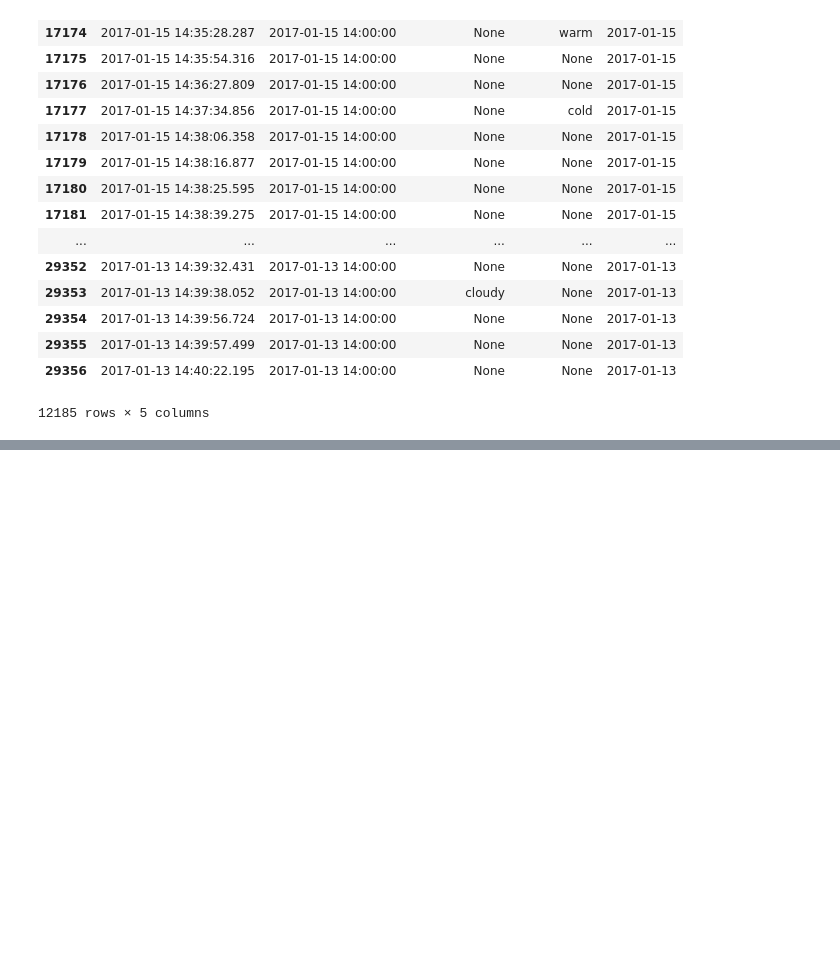
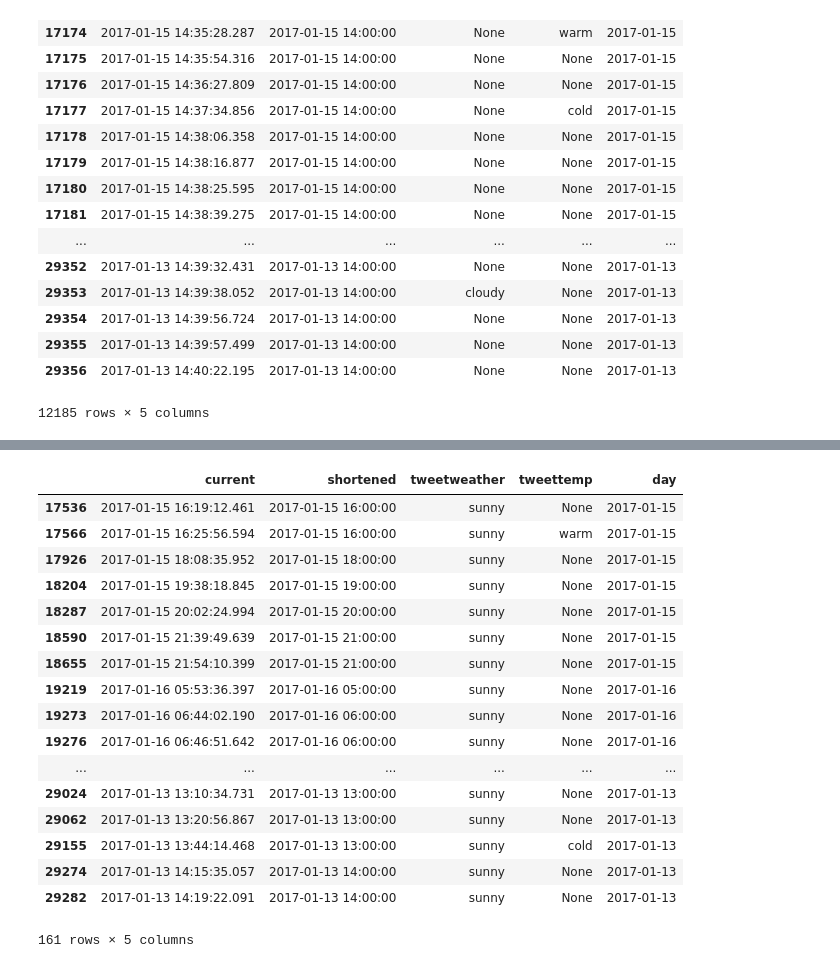
Before and after one commit to AdamNew1/twitterdata, a Jupyter notebook: timgraphs/weather time scale .ipynb, the cells around one changed output, grey strips where cells are left out. Cells and saved outputs as stored; diff of their text form; code cells hidden in the pictures; blank space fills up the shorter version.

```diff
--- a/timgraphs/weather time scale .ipynb
+++ b/timgraphs/weather time scale .ipynb
@@ -86,0 +201,21 @@ df1 =
+# %%
+dfsunny
+# %% [output]
+|  | current | shortened | tweetweather | tweettemp | day |
+| 17536 | 2017-01-15 16:19:12.461 | 2017-01-15 16:00:00 | sunny | None | 2017-01-15 |
+| 17566 | 2017-01-15 16:25:56.594 | 2017-01-15 16:00:00 | sunny | warm | 2017-01-15 |
+| 17926 | 2017-01-15 18:08:35.952 | 2017-01-15 18:00:00 | sunny | None | 2017-01-15 |
+| 18204 | 2017-01-15 19:38:18.845 | 2017-01-15 19:00:00 | sunny | None | 2017-01-15 |
+| 18287 | 2017-01-15 20:02:24.994 | 2017-01-15 20:00:00 | sunny | None | 2017-01-15 |
+| 18590 | 2017-01-15 21:39:49.639 | 2017-01-15 21:00:00 | sunny | None | 2017-01-15 |
+| 18655 | 2017-01-15 21:54:10.399 | 2017-01-15 21:00:00 | sunny | None | 2017-01-15 |
+| 19219 | 2017-01-16 05:53:36.397 | 2017-01-16 05:00:00 | sunny | None | 2017-01-16 |
+| 19273 | 2017-01-16 06:44:02.190 | 2017-01-16 06:00:00 | sunny | None | 2017-01-16 |
+| 19276 | 2017-01-16 06:46:51.642 | 2017-01-16 06:00:00 | sunny | None | 2017-01-16 |
+| ... | ... | ... | ... | ... | ... |
+| 29024 | 2017-01-13 13:10:34.731 | 2017-01-13 13:00:00 | sunny | None | 2017-01-13 |
+| 29062 | 2017-01-13 13:20:56.867 | 2017-01-13 13:00:00 | sunny | None | 2017-01-13 |
+| 29155 | 2017-01-13 13:44:14.468 | 2017-01-13 13:00:00 | sunny | cold | 2017-01-13 |
+| 29274 | 2017-01-13 14:15:35.057 | 2017-01-13 14:00:00 | sunny | None | 2017-01-13 |
+| 29282 | 2017-01-13 14:19:22.091 | 2017-01-13 14:00:00 | sunny | None | 2017-01-13 |
+161 rows × 5 columns
```
Also changed, not shown: parts of 31 cells of this notebook, 1 other file.
